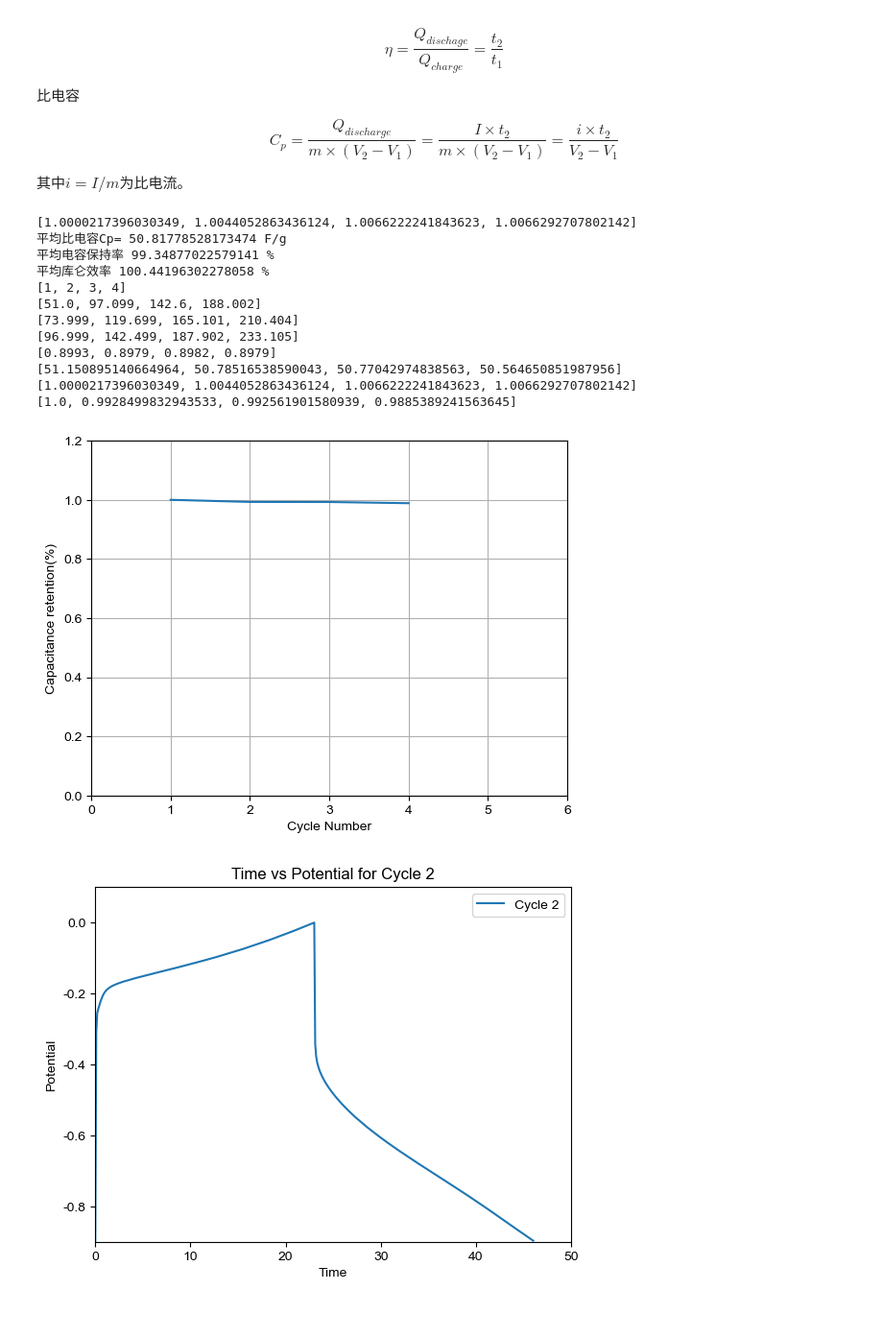
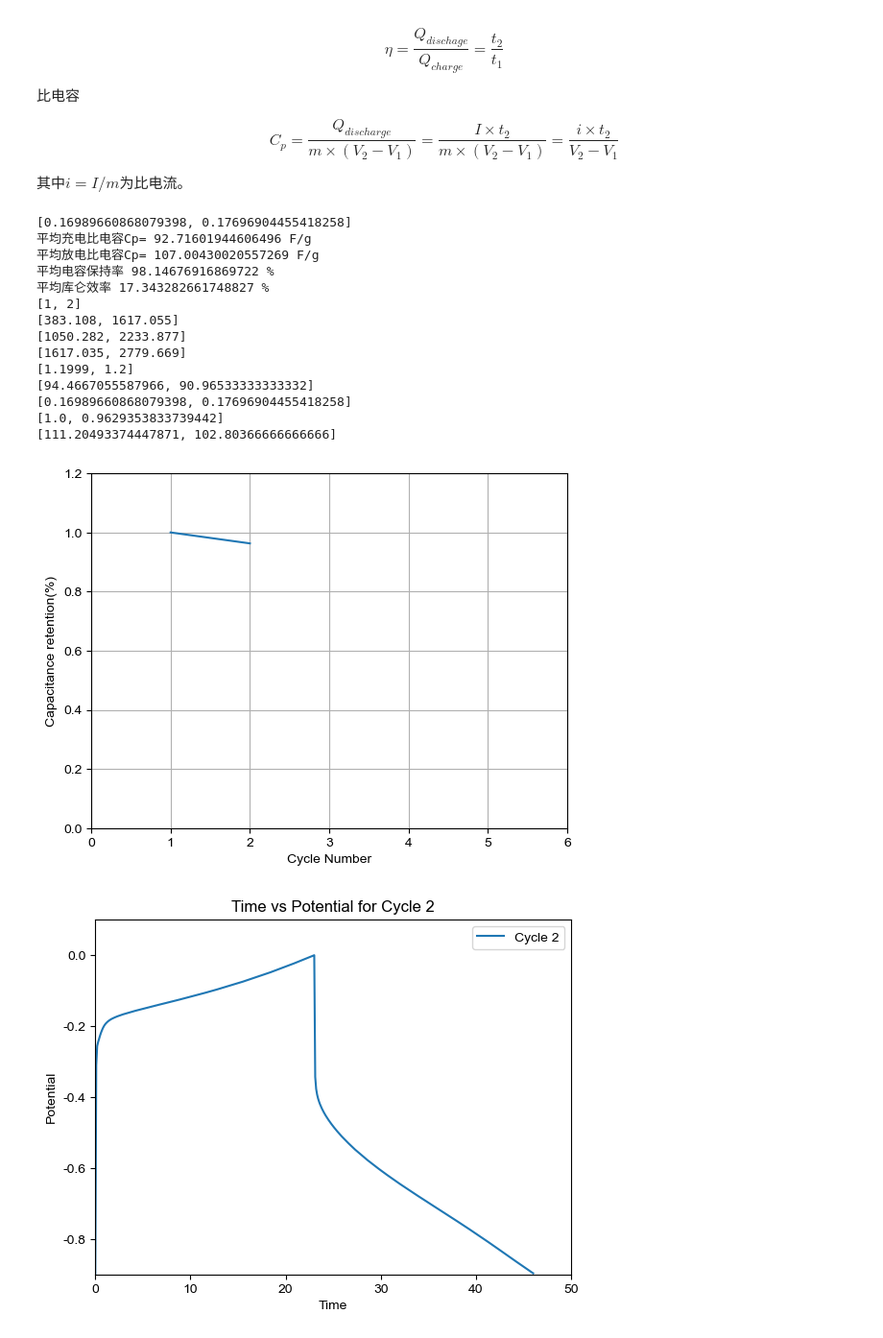
Before and after one commit to Liazulene/Fragile, a Jupyter notebook: ElectrochemicalTest/Cp-GCD.ipynb, the cells around one changed output. Shown at 96% size. Saved outputs shown, nothing was run; the diff lists cells and outputs as text; code cells hidden in the pictures.

```diff
--- a/ElectrochemicalTest/Cp-GCD.ipynb
+++ b/ElectrochemicalTest/Cp-GCD.ipynb
@@ -37,8 +37,7 @@ rcParams.update(config)
 # coordinates列表将包含前四列数据。
 
 # specific_current为比电流，单位为A/g
-specific_current = 2
-
+specific_current = 0.2
 coordinates = []
 
 with open('GCD.txt', 'r') as file:
@@ -179,7 +178,7 @@ CE = []
 
 for col_index in range(len(matrix[0])):
     numerator = matrix[3][col_index] - matrix[2][col_index]
-    denominator = matrix[3][col_index] - matrix[1][col_index]
+    denominator = matrix[2][col_index] - matrix[1][col_index]
 
     # 防止除以0错误
     if denominator != 0:
@@ -193,9 +192,9 @@ for col_index in range(len(matrix[0])):
 print(CE)
 matrix.append(CE)
 
-# 计算平均比电容
+# 计算平均放电比电容
 Cp_average = sum(matrix[5])/len(matrix[5])
-print("平均比电容Cp=", Cp_average, "F/g")
+
 
 #计算电容保持率，作为第八行，计算平均电容保持率
 row_index = 5
@@ -205,48 +204,76 @@ CR = [x / first_element for x in row_to_modify]
 matrix.append(CR)
 
 CR_average = 100*sum(matrix[7])/len(matrix[7])
-print("平均电容保持率", CR_average, "%")
+
 
 
 #计算平均库仑效率
 CE_average = 100*sum(matrix[6])/len(matrix[6])
+
+
+#计算充电比电容与平均充电比电容
+Cpn = []
+
+for col_index in range(len(matrix[0])):
+    numerator = matrix[2][col_index] - matrix[1][col_index]
+    denominator = matrix[4][col_index]
+
+    # 防止除以0错误
+    if denominator != 0:
+        result = specific_current * numerator / denominator
+    else:
+        result = None
+
+    # 添加结果到新行
+    Cpn.append(result)
+
+matrix.append(Cpn)
+
+Cpn_average = sum(matrix[8])/len(matrix[8])
+
+print("平均充电比电容Cp=", Cp_average, "F/g")
+print("平均放电比电容Cp=", Cpn_average, "F/g")
+print("平均电容保持率", CR_average, "%")
 print("平均库仑效率", CE_average, "%")
+
 
 
 # 打印更新后的矩阵，包括新行
 for row in matrix:
     print(row)
 
 
 
 # 输出电容保持率的图
 plt.plot(matrix[0], matrix[7])
 
 # 添加标签和标题
 plt.xlabel('Cycle Number')
 plt.ylabel('Capacitance retention(%)')
 plt.title('')
 plt.xlim((0, 6))
 plt.ylim((0, 1.2))
 # 显示网格
 plt.grid(True)
 
 # 显示图形
 plt.show()
 # %% [output]
-[1.0000217396030349, 1.0044052863436124, 1.0066222241843623, 1.0066292707802142]
-平均比电容Cp= 50.81778528173474 F/g
-平均电容保持率 99.34877022579141 %
-平均库仑效率 100.44196302278058 %
-[1, 2, 3, 4]
-[51.0, 97.099, 142.6, 188.002]
-[73.999, 119.699, 165.101, 210.404]
-[96.999, 142.499, 187.902, 233.105]
-[0.8993, 0.8979, 0.8982, 0.8979]
-[51.150895140664964, 50.78516538590043, 50.77042974838563, 50.564650851987956]
-[1.0000217396030349, 1.0044052863436124, 1.0066222241843623, 1.0066292707802142]
-[1.0, 0.9928499832943533, 0.992561901580939, 0.9885389241563645]
+[0.16989660868079398, 0.17696904455418258]
+平均充电比电容Cp= 92.71601944606496 F/g
+平均放电比电容Cp= 107.00430020557269 F/g
+平均电容保持率 98.14676916869722 %
+平均库仑效率 17.343282661748827 %
+[1, 2]
+[383.108, 1617.055]
+[1050.282, 2233.877]
+[1617.035, 2779.669]
+[1.1999, 1.2]
+[94.4667055587966, 90.96533333333332]
+[0.16989660868079398, 0.17696904455418258]
+[1.0, 0.9629353833739442]
+[111.20493374447871, 102.80366666666666]
-[figure, old version]
+[figure, new version]
 # %%
 # 画第二个周期的充放电曲线
 
```
Also changed, not shown: 5 other files.
